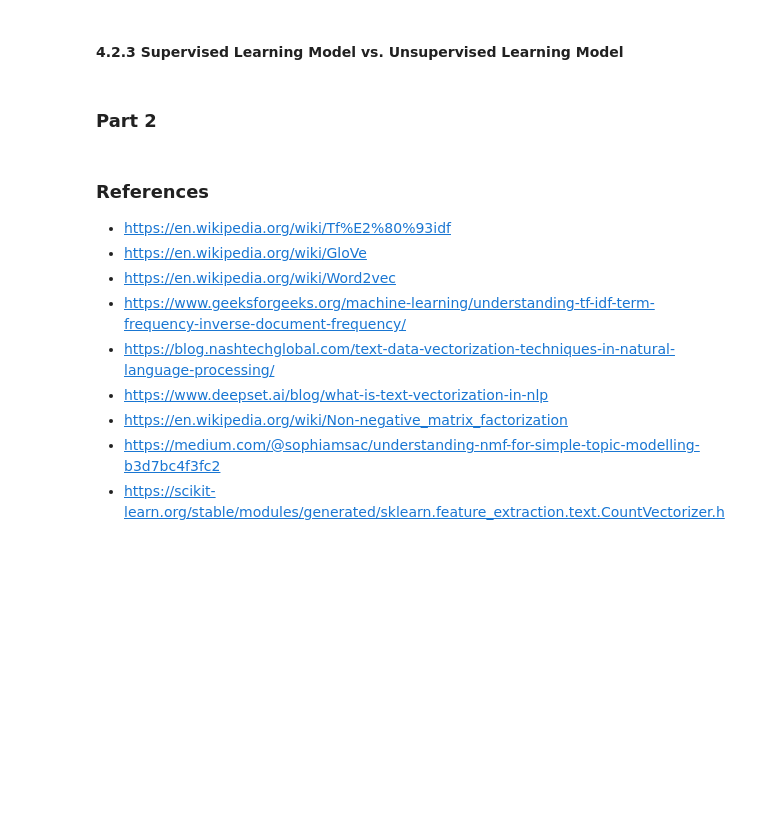
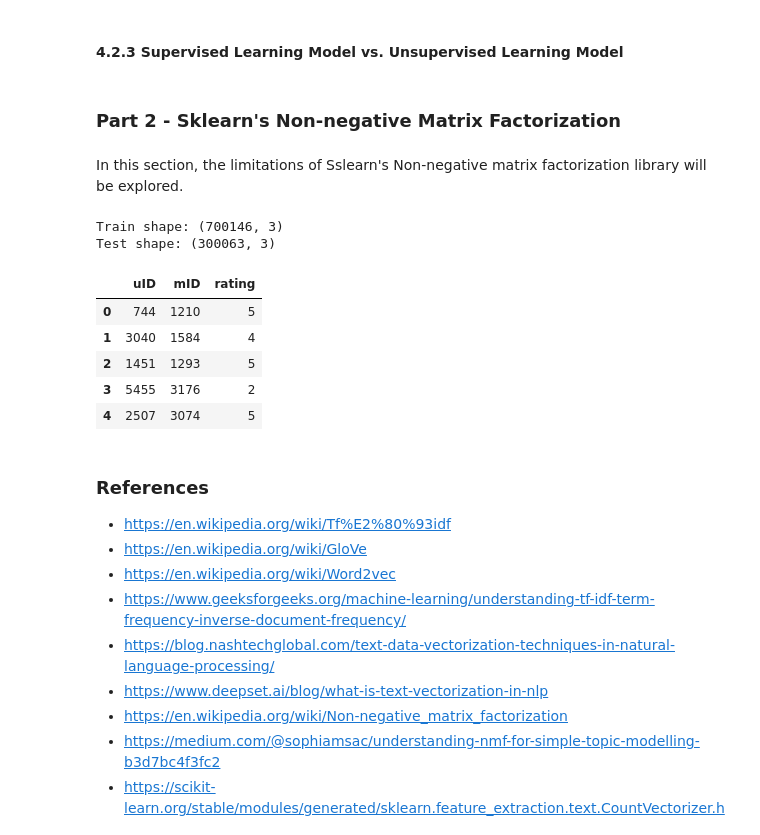
Before and after one commit to Mosh333/csca5632-nlp-kaggle-bbc-news-classification, a Jupyter notebook: notebooks/CSCA5632-nlp-kaggle-bbc-news-classification.ipynb, the cells around one changed output. Cells and saved outputs as stored; diff of their text form; code cells hidden in the pictures; blank space fills up the shorter version.

Commit message:
started working on part 2

```diff
--- a/notebooks/CSCA5632-nlp-kaggle-bbc-news-classification.ipynb
+++ b/notebooks/CSCA5632-nlp-kaggle-bbc-news-classification.ipynb
@@ -36,9 +36,11 @@ import os
 # Always start paths relative to the notebook file location
 BASE_DIR = os.path.abspath(os.path.join(os.getcwd(), ".."))
 DATA_DIR = os.path.join(BASE_DIR, "data")
+MOVIE_DIR = os.path.join(DATA_DIRs, "hw3-recommender-system-movie-data")
 
 print("Base directory:", BASE_DIR)
 print("Data directory:", DATA_DIR)
+print("Moview Data directory:", MOVIE_DIR)
 # %% [output]
 Base directory: d:\Documents\GitHub\csca5632-nlp-kaggle-bbc-news-classification
 Data directory: d:\Documents\GitHub\csca5632-nlp-kaggle-bbc-news-classification\data
@@ -1070,7 +1073,38 @@ The consistent accuracy across increasing training sizes indicates that none of
 # %% [markdown]
 #### 4.2.3 Supervised Learning Model vs. Unsupervised Learning Model
 # %% [markdown]
-### Part 2
+### Part 2 - Sklearn's Non-negative Matrix Factorization
+# %% [markdown]
+In this section, the limitations of Sslearn's Non-negative matrix factorization library will be explored.
+# %%
+# Part 2 – Limitations of sklearn's NMF library
+
+import numpy as np
+import pandas as pd
+from sklearn.decomposition import NMF
+from sklearn.metrics import mean_squared_error
+from math import sqrt
+import os
+
+# --- Load Movie Recommender Data using your MOVIE_DIR path ---
+train_path = os.path.join(MOVIE_DIR, "train.csv")
+test_path = os.path.join(MOVIE_DIR, "test.csv")
+
+train_df = pd.read_csv(train_path)
+test_df = pd.read_csv(test_path)
+
+print("Train shape:", train_df.shape)
+print("Test shape:", test_df.shape)
+display(train_df.head())
+# %% [output]
+Train shape: (700146, 3)
+Test shape: (300063, 3)
+|  | uID | mID | rating |
+| 0 | 744 | 1210 | 5 |
+| 1 | 3040 | 1584 | 4 |
+| 2 | 1451 | 1293 | 5 |
+| 3 | 5455 | 3176 | 2 |
+| 4 | 2507 | 3074 | 5 |
 # %% [markdown]
 ### References
 
```
Also changed, not shown: parts of 4 cells of this notebook.
